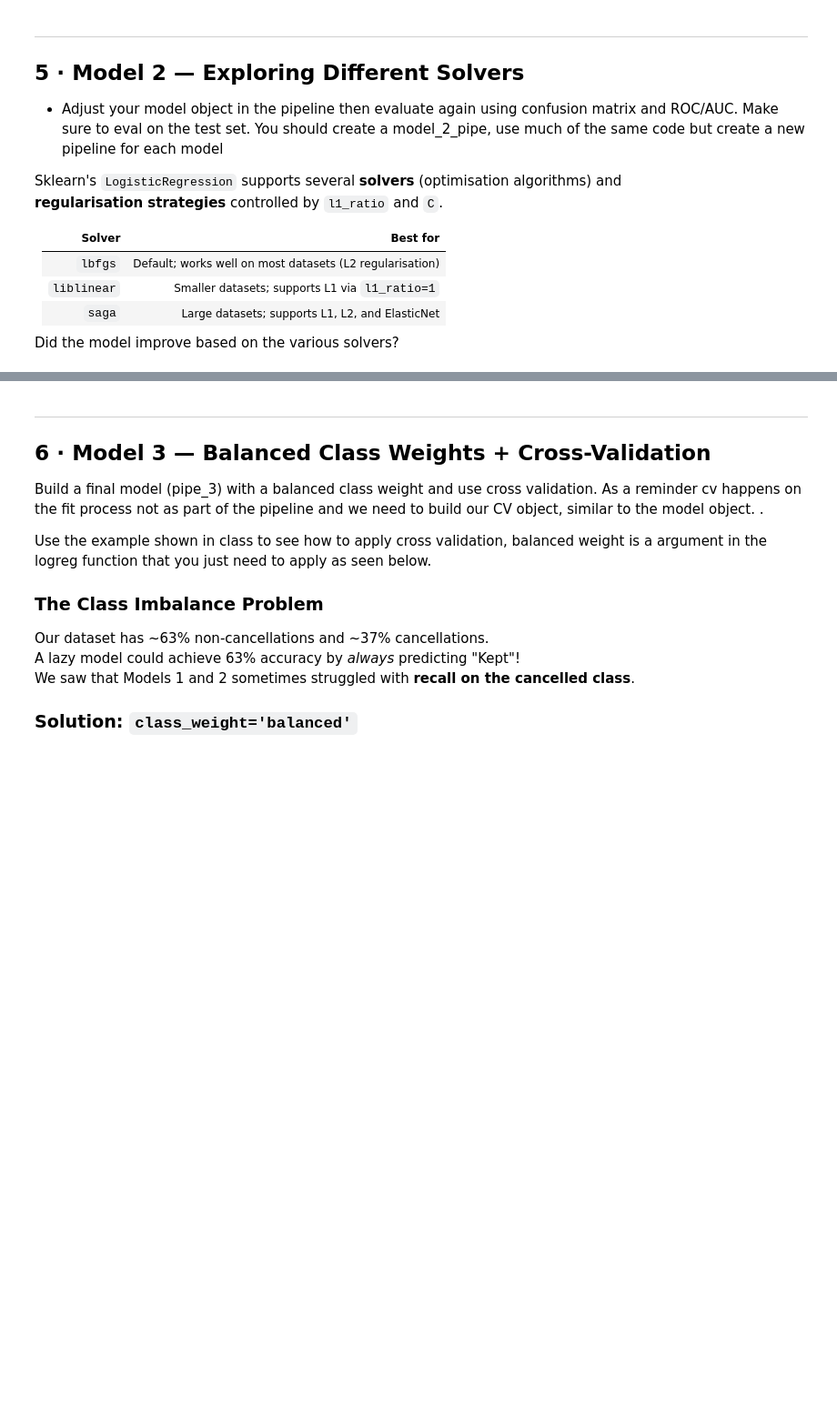
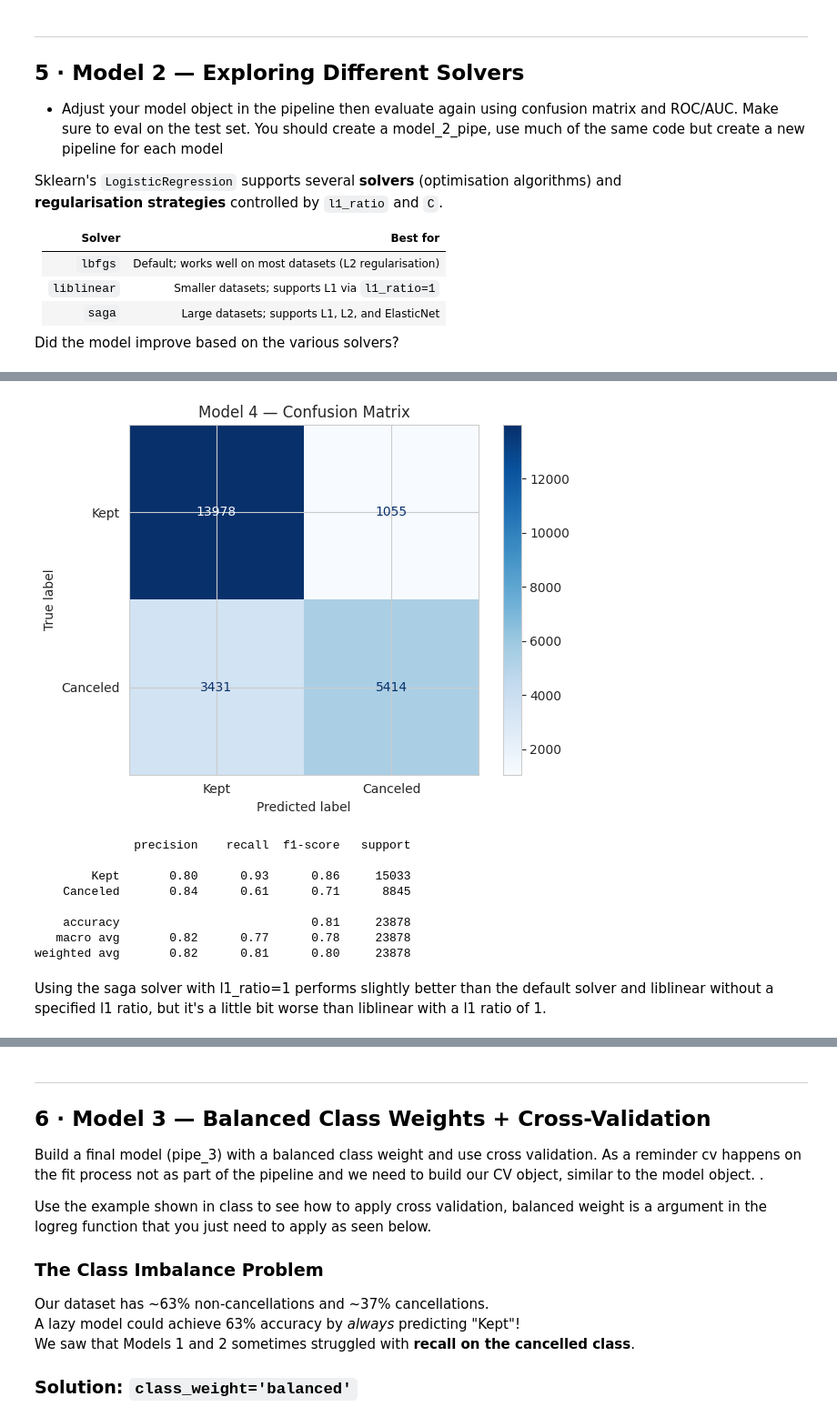
Before and after one commit to maya-clifford/logistic-regression, a Jupyter notebook: hotel_cancellation_lab.ipynb, the cells around one changed output, grey strips where cells are left out. Shown at 91% size. Drawn from its saved outputs; the diff is of its cells as text; code cells hidden in the pictures; blank space fills up the shorter version.

```diff
--- a/hotel_cancellation_lab.ipynb
+++ b/hotel_cancellation_lab.ipynb
@@ -307,0 +402,7 @@ Did the model improve based on the various solvers?
+# %%
+pipe_m4 = Pipeline(steps=[
+    ('prep', preprocessor),
+    ('model', LogisticRegression(max_iter=5000, random_state=42, n_jobs=-1, solver='saga', l1_ratio=1))
+])
+
+pipe_m4.fit(train_X, train_y)
@@ -307,0 +427,22 @@ Did the model improve based on the various solvers?
+# %%
+y_pred_m4 = pipe_m4.predict(test_X)
+cm_m4 = confusion_matrix(test_y, y_pred_m4)
+disp_m4 = ConfusionMatrixDisplay(confusion_matrix=cm_m4, display_labels=['Kept', 'Canceled'])
+disp_m4.plot(cmap='Blues')
+plt.title('Model 4 — Confusion Matrix')
+plt.tight_layout()
+plt.show()
+
+print(classification_report(test_y, y_pred_m4, target_names=['Kept', 'Canceled']))
+# %% [output]
+[figure, added]
+              precision    recall  f1-score   support
+
+        Kept       0.80      0.93      0.86     15033
+    Canceled       0.84      0.61      0.71      8845
+
+    accuracy                           0.81     23878
+   macro avg       0.82      0.77      0.78     23878
+weighted avg       0.82      0.81      0.80     23878
+# %% [markdown]
+Using the saga solver with l1_ratio=1 performs slightly better than the default solver and liblinear without a specified l1 ratio, but it's a little bit worse than liblinear with a l1 ratio of 1.
```
Also changed, not shown: parts of 19 cells of this notebook.
